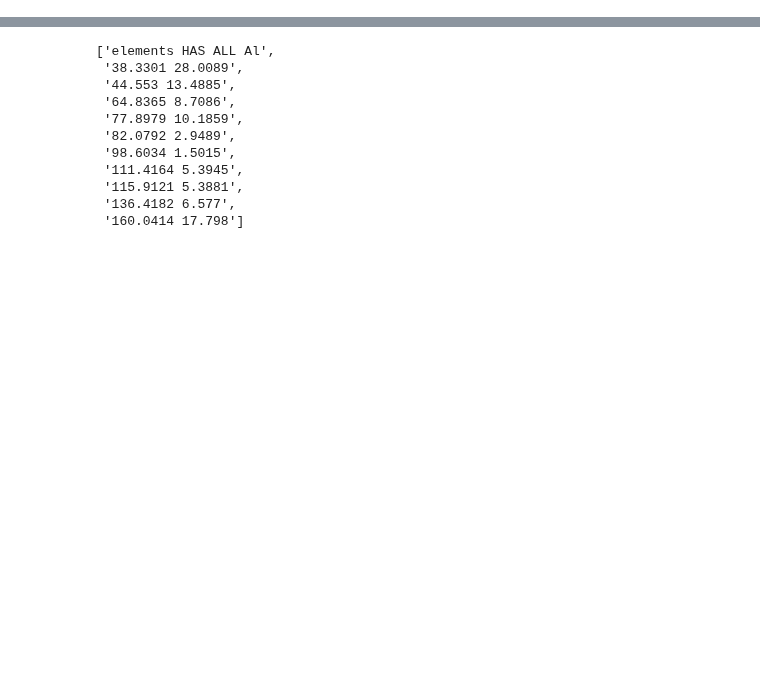
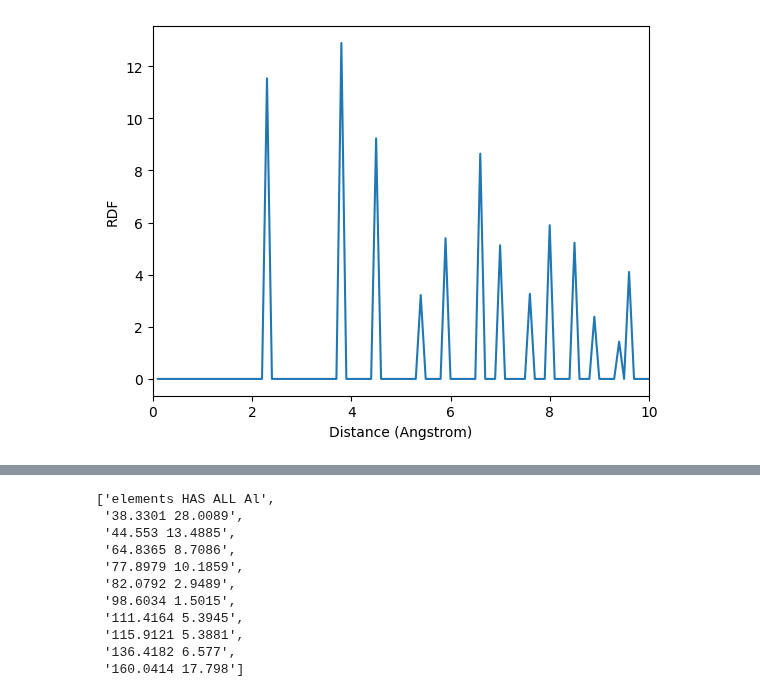
Before and after one commit to knc6/jarvis-tools-notebooks, a Jupyter notebook: jarvis-tools-notebooks/XRD_Matching.ipynb, the cells around one changed output, grey strips where cells are left out. Saved outputs shown, nothing was run; the diff lists cells and outputs as text; code cells hidden in the pictures; blank space fills up the shorter version.

```diff
--- a/jarvis-tools-notebooks/XRD_Matching.ipynb
+++ b/jarvis-tools-notebooks/XRD_Matching.ipynb
@@ -8,0 +9,9 @@ https://pubs.acs.org/doi/10.1021/acs.jpclett.4c03137
+# %%
+from jarvis.core.atoms import Atoms
+#Silicon crystal structure example. These crystal-structure data are generally obtained from XRD-type experiments.
+box = [[2.715, 2.715, 0], [0, 2.715, 2.715], [2.715, 0, 2.715]]
+coords = [[0, 0, 0], [0.25, 0.25, 0.25]]
+elements = ["Si", "Si"]
+Si = Atoms(lattice_mat=box, coords=coords, elements=elements)
+from ase.visualize import view
+view(Si.make_supercell([2,2,2]).ase_converter(),viewer='x3d')
@@ -8,0 +25,31 @@ https://pubs.acs.org/doi/10.1021/acs.jpclett.4c03137
+# %%
+# RDF/PDF: Radial/Pair distribution function
+%matplotlib inline
+import matplotlib.pyplot as plt
+import numpy as np
+atoms=Si
+
+dists=[]
+for i in atoms.get_all_neighbors(r=10):
+    for j in i:
+      dists.append(j[2])
+dists=np.array(dists)
+hist, bins = np.histogram(dists, bins=np.arange(0.1, 10.2, 0.1))
+number_density = atoms.num_atoms / atoms.volume
+shell_vol = (
+            4.0
+            / 3.0
+            * np.pi
+            * (np.power(bins[1:], 3) - np.power(bins[:-1], 3))
+        )
+
+rdf = (
+            hist / shell_vol / number_density / atoms.num_atoms
+        )
+plt.plot(bins[:-1], rdf)
+plt.xlim([0,10])
+plt.xlabel('Distance (Angstrom)')
+plt.ylabel('RDF')
+plt.show()
+# %% [output]
+[figure, added]
```
Also changed, not shown: parts of 10 cells of this notebook.
